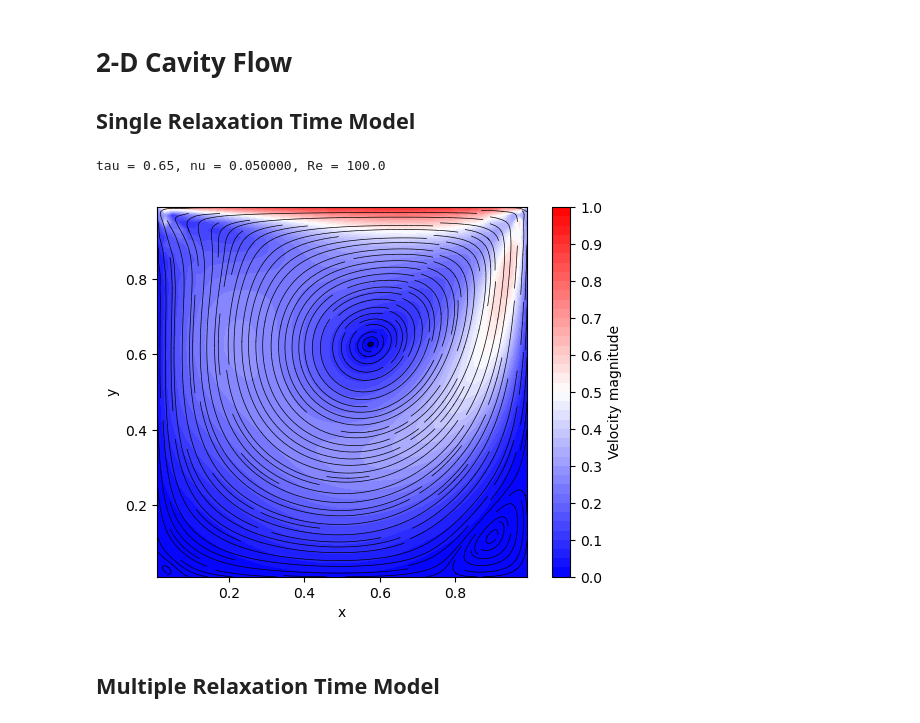
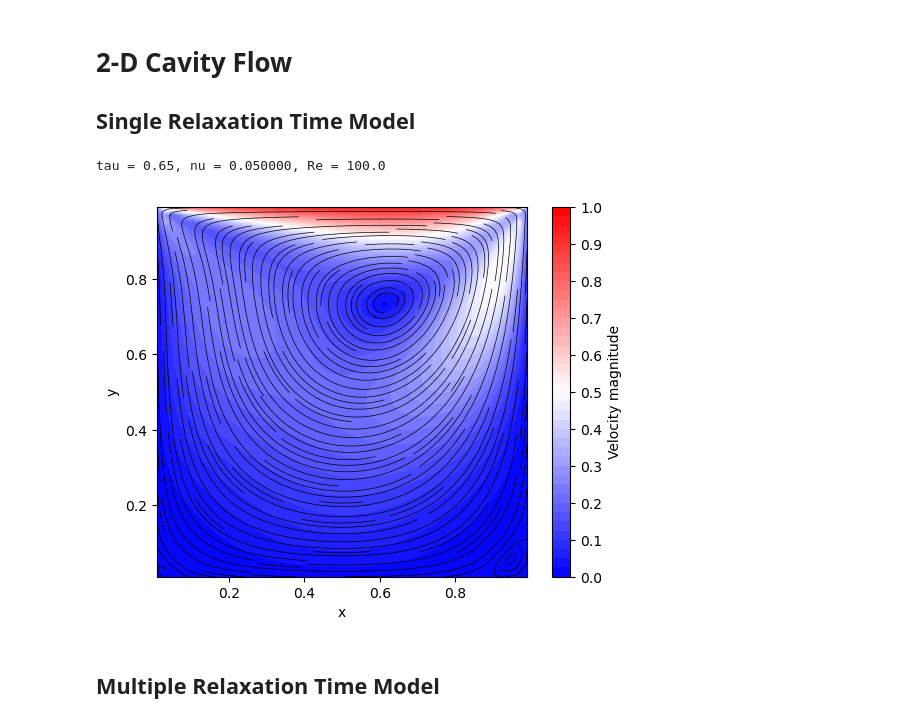
Before and after one commit to shohirose/lbm-simulator, a Jupyter notebook: plot.ipynb, the cells around one changed output. Cells and saved outputs as stored; diff of their text form; code cells hidden in the pictures.

Commit message:
update plots and README

```diff
--- a/plot.ipynb
+++ b/plot.ipynb
@@ -72,7 +72,7 @@ nu = 0.02, uc = 2.500000e-02
 ## Single Relaxation Time Model
 # %%
 j = None
-with open(Path('data/cavity.json'), mode='r') as f:
+with open(Path('data/cavity_srt.json'), mode='r') as f:
     j = json.load(f)
 
 nx = j["gridShape"][0]
@@ -81,35 +81,35 @@ lx = float(nx - 2)
 ly = float(ny - 2)
 u_wall = j["wallVelocity"]
 
 dir = Path(j["outputDirectory"])
 ux = np.loadtxt(dir / Path("ux.txt"))
 uy = np.loadtxt(dir / Path("uy.txt"))
 x = np.loadtxt(dir / Path("x.txt")) / lx
 y = np.loadtxt(dir / Path("y.txt")) / ly
 
-tau = j["singleRelaxationTimeModel"]["relaxationTime"]
+tau = j["singleRelaxationTimeModel"]["tau"]
 nu = (tau - 0.5) / 3.0
 Re = u_wall * lx / nu
 # Relaxation time, dynamic viscosity, Reynolds number
 print(f"tau = {tau}, nu = {nu:.6f}, Re = {Re:.1f}")
 
 fig = plt.figure()
 ax = fig.add_subplot(111)
 ax.streamplot(x, y, ux, uy, density=2, color="k", arrowstyle="-", linewidth=0.5)
 ax.set_xlabel("x")
 ax.set_ylabel("y")
 ax.set_xbound([0, 1])
 ax.set_ybound([0, 1])
 ax.set_aspect('equal')
 
 u = np.sqrt(ux**2 + uy**2) / 0.1
 levels = np.linspace(0, 1, 41)
 cs = ax.contourf(x, y, u, levels=levels, cmap="bwr")
 cbar = fig.colorbar(cs, ticks=np.linspace(0, 1, 11))
 cbar.set_label("Velocity magnitude")
 # %% [output]
 tau = 0.65, nu = 0.050000, Re = 100.0
-[figure, old version]
+[figure, new version]
 # %% [markdown]
 ## Multiple Relaxation Time Model
 # %%
```
Also changed, not shown: parts of 1 cell of this notebook, 3 other files.
